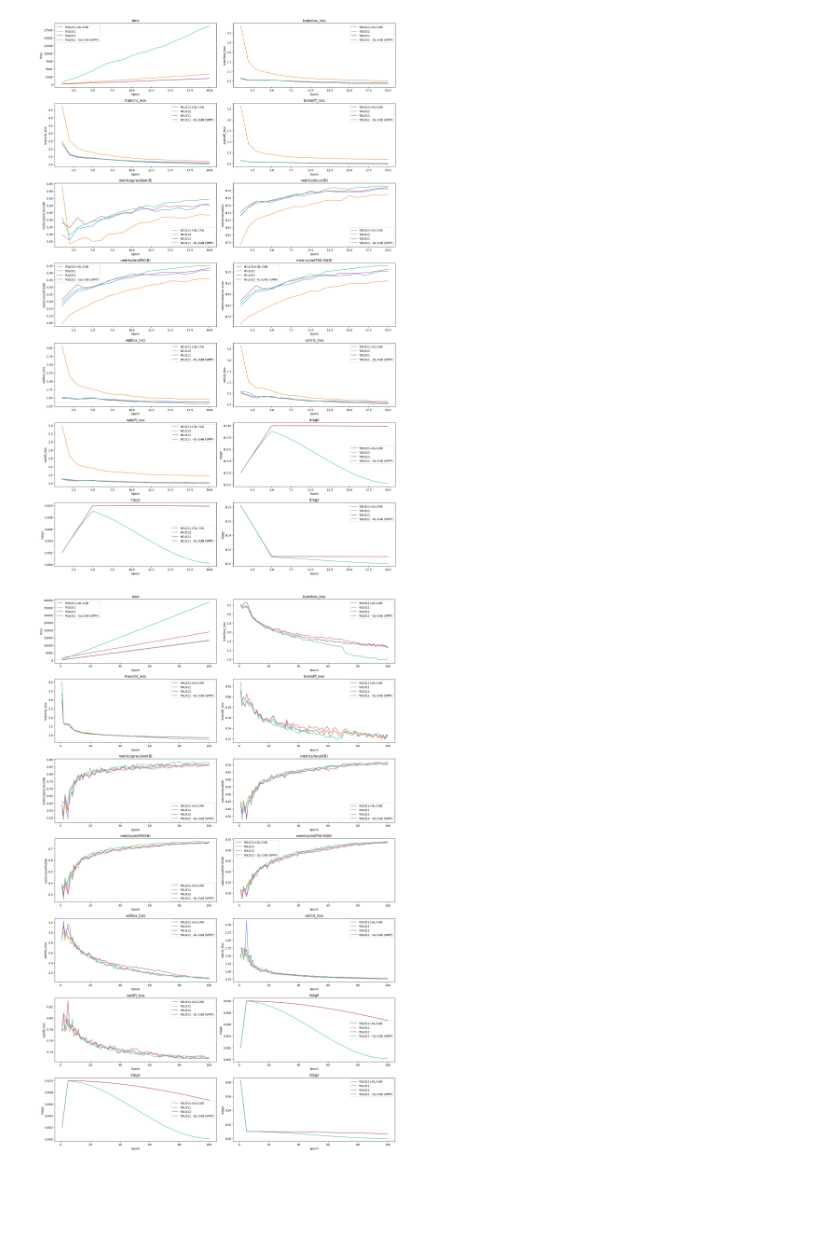
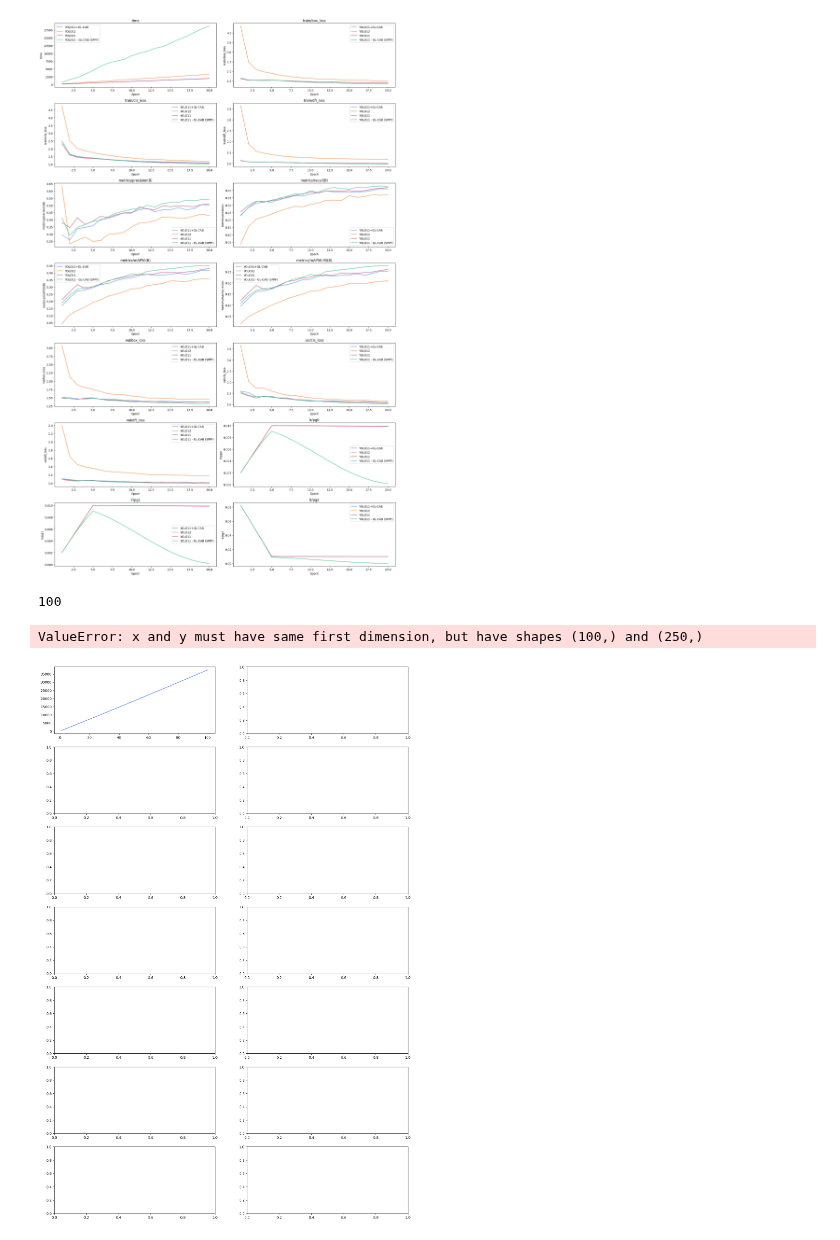
Before and after one commit to osiastossou/gl-yolo, a Jupyter notebook: analyse.ipynb, the cells around one changed output. Saved outputs shown, nothing was run; the diff lists cells and outputs as text; code cells hidden in the pictures; blank space fills up the shorter version.

```diff
--- a/analyse.ipynb
+++ b/analyse.ipynb
@@ -164,44 +164,49 @@ import pandas as pd
 import matplotlib.pyplot as plt
 
 # Charger les fichiers
-df1 = pd.read_csv("rs600/yolo11-glcab-full-MVA-300_1280.csv")[:100]
-df3 = pd.read_csv("rs600/yolo11-MVA-300_1280.csv")[:100]
-df4 = pd.read_csv("rs600/yolo12-MVA-300_1280.csv")[:100]
+df1 = pd.read_csv("rs600/yolo11-glcab-full-MVA-300_1280.csv")[:69]
+df3 = pd.read_csv("rs600/yolo11-MVA-100.csv")
+df4 = pd.read_csv("rs600/yolo12-MVA-300_1280.csv")
 #df5 = pd.read_csv("rs600/yolo11-glcab-psa-MVA-300_1280.csv")[:20]
-df5 = pd.read_csv("rs600/yolo11-MVA-sppf-gl-100.csv")[:100]
+df5 = pd.read_csv("rs600/yolo11-MVA-sppf-gl-100.csv")
+df6 = pd.read_csv("rs600/yolo11-MVA-sppf-gl-dw-100.csv")[:69]
 
 
 
 
 # Epoch (colonne 0)
-epochs = df1.iloc[:, 0]
-epochs1 = df5.iloc[:, 0]
+epochs = df3.iloc[:, 0]
+print(len(epochs))
+epochs1 = df6.iloc[:, 0]
 
 # Sélection des 14 métriques
 metrics = df1.columns[1:15]
 
 # Création des subplots (7 lignes × 2 colonnes = 14 graphes)
 fig, axes = plt.subplots(7, 2, figsize=(18, 28))
 axes = axes.flatten()
 
 for i, metric in enumerate(metrics):
-    axes[i].plot(epochs, df1[metric], label="YOLO11+GL-CAB")
+    #axes[i].plot(epochs, df1[metric], label="YOLO11+GL-CAB")
     axes[i].plot(epochs, df3[metric], label="YOLO11")
     axes[i].plot(epochs, df4[metric], label="YOLO12")
     #axes[i].plot(epochs1, df5[metric], label="YOLO11+GL-CAB+PSA")
-    axes[i].plot(epochs1, df5[metric], label="YOLO11 - GL-CAB (SPPF)")
+    axes[i].plot(epochs, df5[metric], label="YOLO11 - GL-CAB (SPPF)")
+    #axes[i].plot(epochs1, df6[metric], label="YOLO11 - GL-CAB-DW (SPPF)")
 
     axes[i].set_title(metric)
     axes[i].set_xlabel("Epoch")
     axes[i].set_ylabel(metric)
     axes[i].legend()
 
 plt.tight_layout()
 
 # Sauvegarde image
 plt.savefig("comparison_metrics.png")
 
 # Affichage
 plt.show()
 # %% [output]
+100
+ValueError: x and y must have same first dimension, but have shapes (100,) and (250,)
-[figure, old version]
+[figure, new version]
```
Also changed, not shown: 3 other files.
